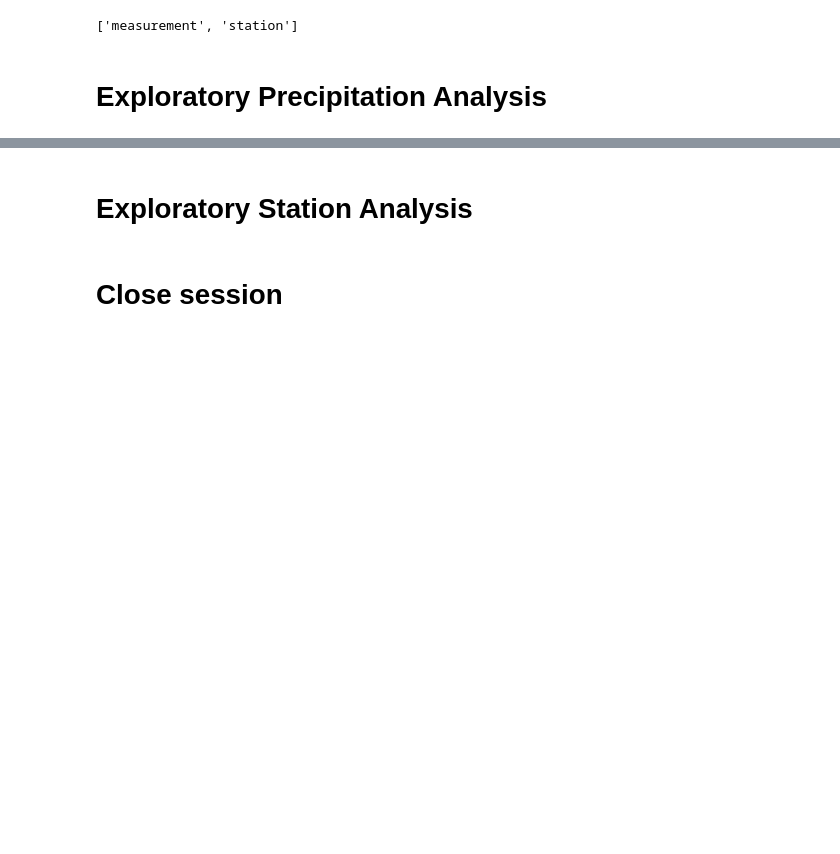
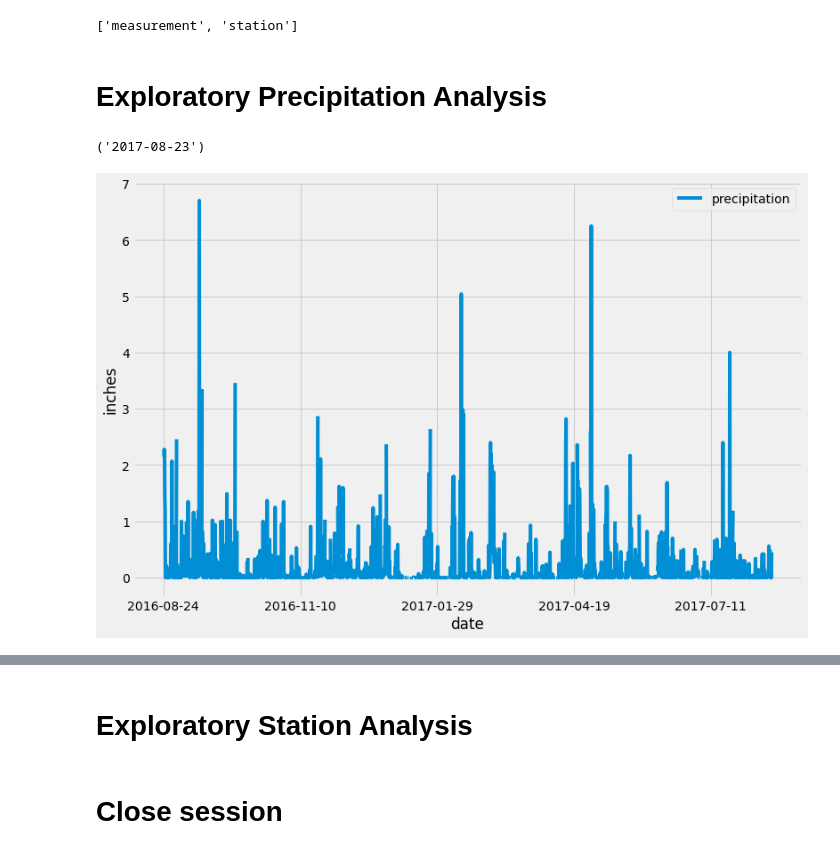
Before and after one commit to drbernal47/sqlalchemy-challenge, a Jupyter notebook: climate_starter.ipynb, the cells around one changed output, grey strips where cells are left out. Cells and saved outputs as stored; diff of their text form; code cells hidden in the pictures; blank space fills up the shorter version.

Commit message:
Completed Precipitation Analysis

```diff
--- a/climate_starter.ipynb
+++ b/climate_starter.ipynb
@@ -39,22 +39,34 @@ session = Session(engine)
 # Exploratory Precipitation Analysis
 # %%
 # Find the most recent date in the data set.
+session.query(Measurement.date).order_by(Measurement.date.desc()).first()
+# %% [output]
+('2017-08-23')
 # %%
 # Design a query to retrieve the last 12 months of precipitation data and plot the results.
 # Starting from the most recent data point in the database.
+recent = session.query(Measurement.date).order_by(Measurement.date.desc()).first()
+recent_dt = dt.datetime.strptime(recent[0], '%Y-%m-%d')
 
 # Calculate the date one year from the last date in data set.
-
+last_year_dt = dt.datetime(recent_dt.year - 1,recent_dt.month,recent_dt.day,0,0)
 
 # Perform a query to retrieve the data and precipitation scores
-
+# last_year_str = f"{last_year_dt.year}-{last_year_dt.month}
+results = session.query(Measurement.date, Measurement.prcp).filter(Measurement.date > last_year_dt)
 
 # Save the query results as a Pandas DataFrame and set the index to the date column
-
+measurement_df = pd.DataFrame(results).set_index('date')
+measurement_df.rename(columns={'prcp':'precipitation'},inplace=True)
 
 # Sort the dataframe by date
+sorted_df = measurement_df.sort_values(by='date')
 
-
-# Use Pandas Plotting with Matplotlib to plot the data
+# # Use Pandas Plotting with Matplotlib to plot the data
+sorted_df.plot(figsize=(12,8))
+plt.ylabel('inches')
+plt.show()
+# %% [output]
+[figure, added]
 # %%
 # Use Pandas to calcualte the summary statistics for the precipitation data
```
Also changed, not shown: parts of 2 cells of this notebook.
